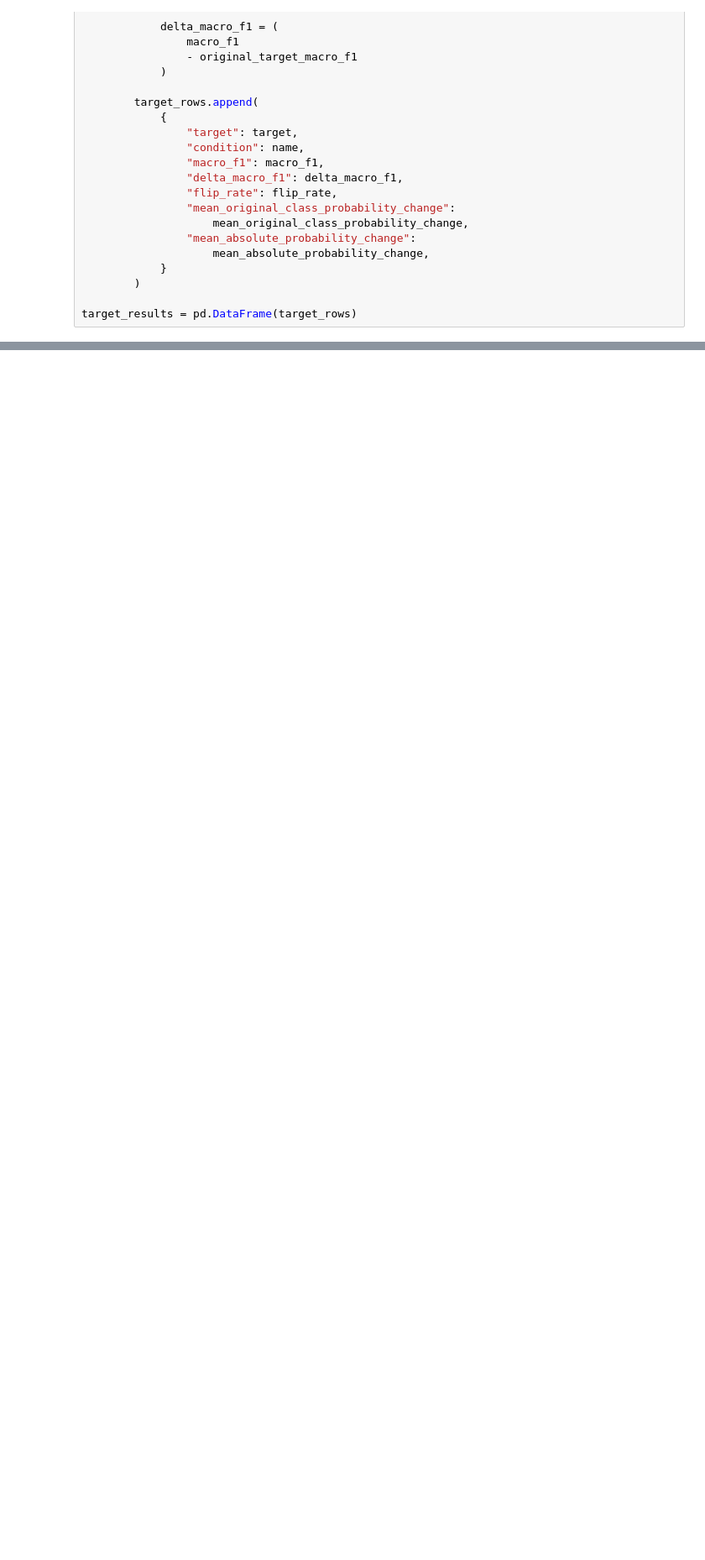
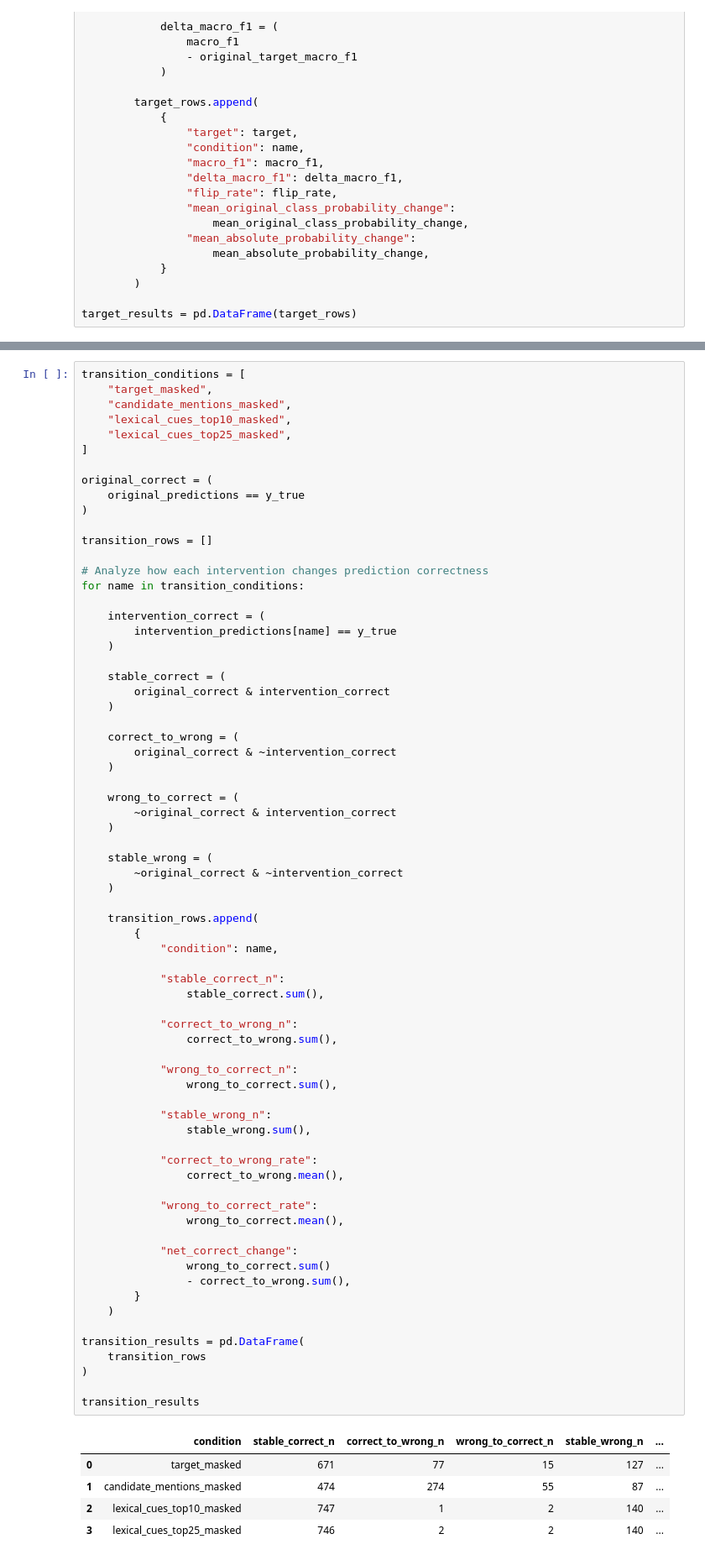
Before and after one commit to jakobtitz/political-stance-detection-analysis, a Jupyter notebook: notebooks/06_evaluation_input_interventions_roberta.ipynb, the cells around one changed output, grey strips where cells are left out. Shown at 84% size. Cells and saved outputs as stored; diff of their text form; blank space fills up the shorter version.

```diff
--- a/notebooks/06_evaluation_input_interventions_roberta.ipynb
+++ b/notebooks/06_evaluation_input_interventions_roberta.ipynb
@@ -866,0 +1276,76 @@ target_results[
+# %%
+transition_conditions = [
+    "target_masked",
+    "candidate_mentions_masked",
+    "lexical_cues_top10_masked",
+    "lexical_cues_top25_masked",
+]
+
+original_correct = (
+    original_predictions == y_true
+)
+
+transition_rows = []
+
+# Analyze how each intervention changes prediction correctness
+for name in transition_conditions:
+
+    intervention_correct = (
+        intervention_predictions[name] == y_true
+    )
+
+    stable_correct = (
+        original_correct & intervention_correct
+    )
+
+    correct_to_wrong = (
+        original_correct & ~intervention_correct
+    )
+
+    wrong_to_correct = (
+        ~original_correct & intervention_correct
+    )
+
+    stable_wrong = (
+        ~original_correct & ~intervention_correct
+    )
+
+    transition_rows.append(
+        {
+            "condition": name,
+
+            "stable_correct_n":
+                stable_correct.sum(),
+
+            "correct_to_wrong_n":
+                correct_to_wrong.sum(),
+
+            "wrong_to_correct_n":
+                wrong_to_correct.sum(),
+
+            "stable_wrong_n":
+                stable_wrong.sum(),
+
+            "correct_to_wrong_rate":
+                correct_to_wrong.mean(),
+
+            "wrong_to_correct_rate":
+                wrong_to_correct.mean(),
+
+            "net_correct_change":
+                wrong_to_correct.sum()
+                - correct_to_wrong.sum(),
+        }
+    )
+
+transition_results = pd.DataFrame(
+    transition_rows
+)
+
+transition_results
+# %% [output]
+|  | condition | stable_correct_n | correct_to_wrong_n | wrong_to_correct_n | stable_wrong_n | ... |
+| 0 | target_masked | 671 | 77 | 15 | 127 | ... |
+| 1 | candidate_mentions_masked | 474 | 274 | 55 | 87 | ... |
+| 2 | lexical_cues_top10_masked | 747 | 1 | 2 | 140 | ... |
+| 3 | lexical_cues_top25_masked | 746 | 2 | 2 | 140 | ... |
```
Also changed, not shown: parts of 24 cells of this notebook.
